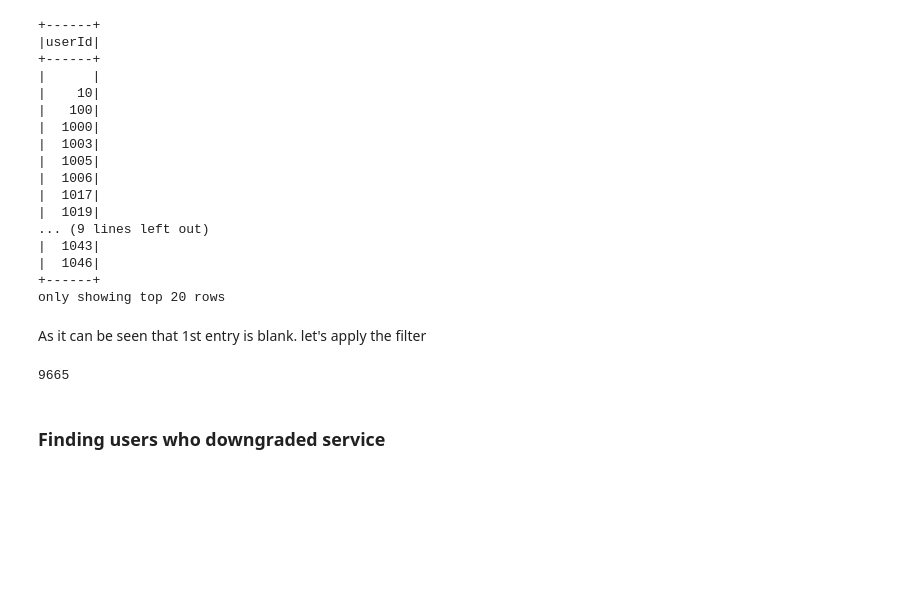
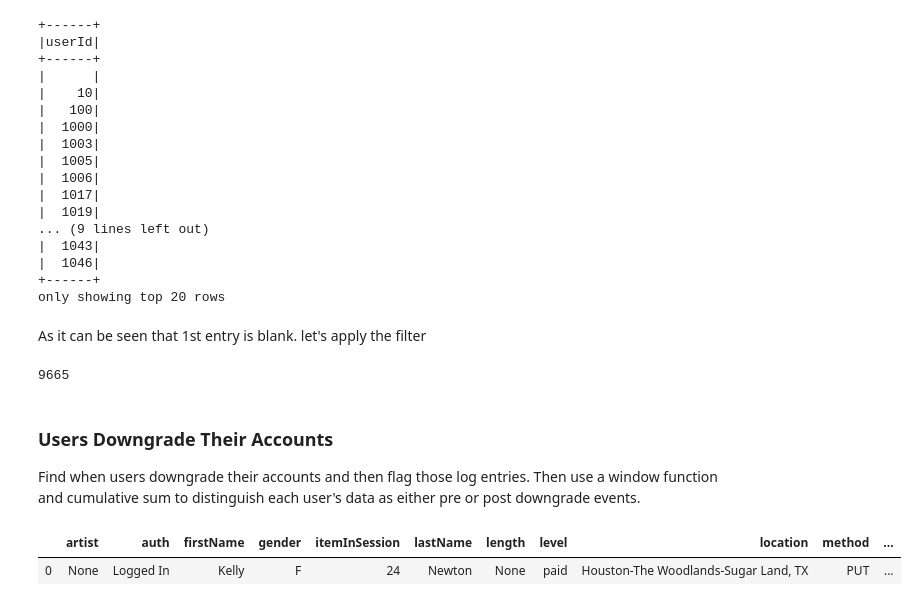
Before and after one commit to muhammadnaqeebasif/DataEngineeringNanoDegree, a Jupyter notebook: Modules/3. Data Lakes with Spark/Lesson 2 - Data Wrangling with Spark/Data Wrangling with Spark.ipynb, the cells around one changed output. Saved outputs shown, nothing was run; the diff lists cells and outputs as text; code cells hidden in the pictures; blank space fills up the shorter version.

```diff
--- a/Modules/3. Data Lakes with Spark/Lesson 2 - Data Wrangling with Spark/Data Wrangling with Spark.ipynb
+++ b/Modules/3. Data Lakes with Spark/Lesson 2 - Data Wrangling with Spark/Data Wrangling with Spark.ipynb
@@ -566,5 +573,12 @@ user_log_valid = user_log_valid.filter(user_log_valid.userId !='')
 user_log_valid.count()
 # %% [output]
 9665
-# %% [markdown]
-### Finding users who downgraded service
+# %% [markdown]
+### Users Downgrade Their Accounts
+
+Find when users downgrade their accounts and then flag those log entries. Then use a window function and cumulative sum to distinguish each user's data as either pre or post downgrade events.
+# %%
+user_log_valid.filter("page = 'Submit Downgrade'").toPandas()
+# %% [output]
+|  | artist | auth | firstName | gender | itemInSession | lastName | length | level | location | method | ... |
+| 0 | None | Logged In | Kelly | F | 24 | Newton | None | paid | Houston-The Woodlands-Sugar Land, TX | PUT | ... |
```
Also changed, not shown: parts of 69 cells of this notebook, 1 other file.
